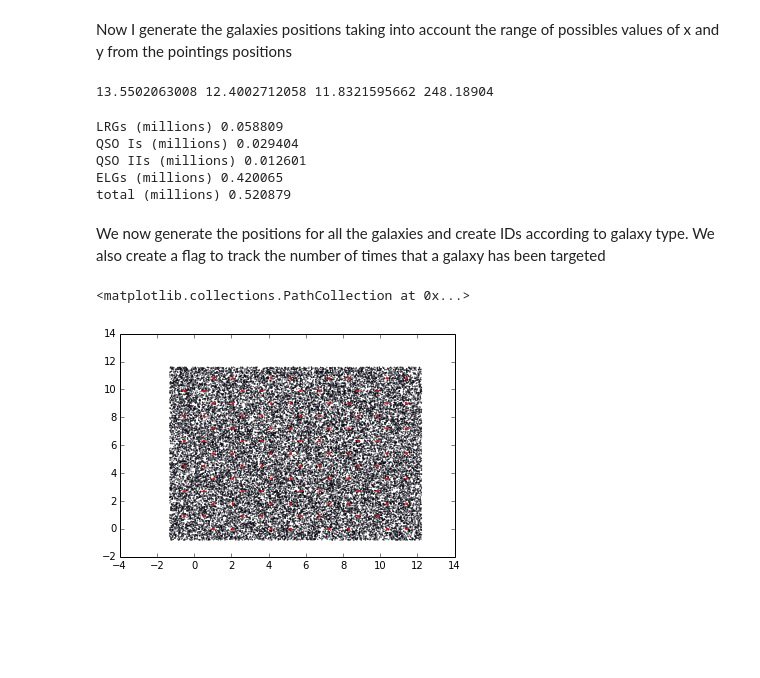
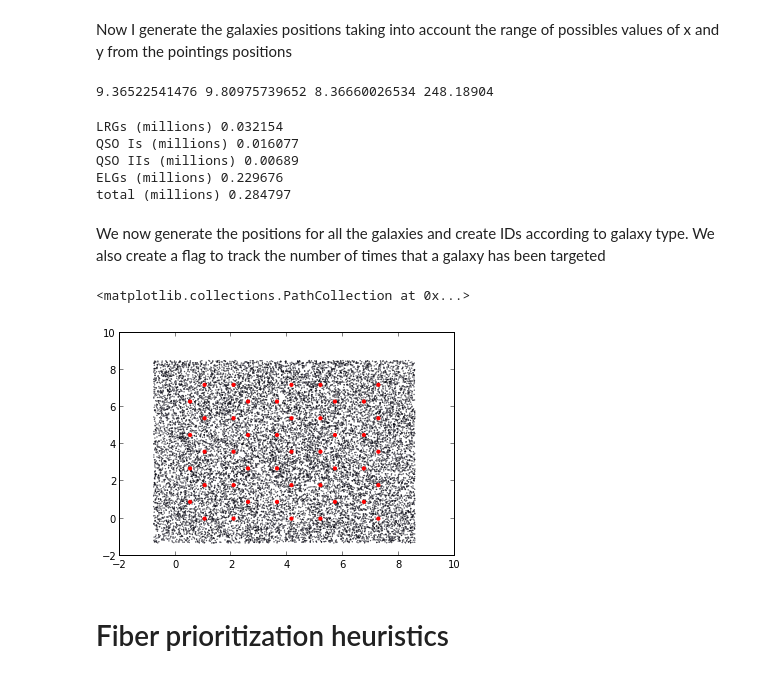
Before and after one commit to forero/FiberDESI, a Jupyter notebook: src/EffectCorrelationFunction.ipynb, the cells around one changed output. Cells and saved outputs as stored; diff of their text form; code cells hidden in the pictures; blank space fills up the shorter version.

```diff
--- a/src/EffectCorrelationFunction.ipynb
+++ b/src/EffectCorrelationFunction.ipynb
@@ -45,8 +46,8 @@ The tiling on the sky is done using a chicken wire pattern. To determine the spa
 #n_pointings = 10000
 #survey_area = 14000.0 #square degrees
 
-n_pointings  = 100
-survey_area = 140.0
+n_pointings  = 50.0
+survey_area = 70.0
 focal_plane_area = 8.0
 density_centers = n_pointings/survey_area
 tile_spacing  = sqrt((4.0/(3.0*sqrt(3.0))) * 1.0/density_centers)
@@ -116,11 +131,14 @@ positioner_y_deg  = positioner_y /plate_scale
 plate scale: 248.18904 mm/deg
 # %%
 
-plate_radius = 400.0/plate_scale
-patrol_radius = 6.0/plate_scale
+plate_radius = 406.0/plate_scale
+patrol_radius = 5.2/plate_scale # this number is required in order not to have positioners overlap (in flat sky)
 print "The rough footprint of the plate is"
 print pi*(plate_radius)**2, "degrees"
 print "The patrol radius is"
 print patrol_radius, "degrees"
+print "The plate radius is "
+print plate_radius, "degres"
+print size(positioner_x_deg) * pi * (patrol_radius)**2
 # %% [output]
 The rough footprint of the plate is
@@ -147,10 +168,10 @@ sky lenght size 11.8321595662
 # %% [markdown]
 Now I generate the galaxies positions taking into account the range of possibles values of x and y from the pointings positions
 # %%
-min_x_gals = min(x_pointing) - 0.5*plate_radius
-max_x_gals = max(x_pointing) + 0.5*plate_radius
-min_y_gals = min(y_pointing) - 0.5*plate_radius
-max_y_gals = max(y_pointing) + 0.5*plate_radius
+min_x_gals = min(x_pointing) - 0.8*plate_radius
+max_x_gals = max(x_pointing) + 0.8*plate_radius
+min_y_gals = min(y_pointing) - 0.8*plate_radius
+max_y_gals = max(y_pointing) + 0.8*plate_radius
 delta_x_gals = max_x_gals - min_x_gals
 delta_y_gals = max_y_gals - min_y_gals
 
@@ -158,14 +179,15 @@ galaxy_area = delta_x_gals * delta_y_gals
 
 print delta_x_gals , delta_y_gals, sky_size_x, plate_scale
 # %% [output]
-13.5502063008 12.4002712058 11.8321595662 248.18904
+9.36522541476 9.80975739652 8.36660026534 248.18904
 # %%
 n_total_LRG = int(n_LRG * galaxy_area)
 n_total_QSO_I = int(n_QSO_I * galaxy_area)
 n_total_QSO_II = int(n_QSO_II * galaxy_area)
 n_total_ELG = int(n_ELG * galaxy_area)
+n_total_gals = n_total_LRG + n_total_QSO_I + n_total_QSO_II + n_total_ELG
+gal_ntimes_targeted = zeros(n_total_gals)
 
-n_total_gals = n_total_LRG + n_total_QSO_I + n_total_QSO_II + n_total_ELG
 print "LRGs (millions)", n_total_LRG/1E6
 print "QSO Is (millions)", n_total_QSO_I/1E6
 print "QSO IIs (millions)", n_total_QSO_II/1E6
@@ -176,30 +198,32 @@ QSO_I = 1
 QSO_II = 2
 ELG = 3
 # %% [output]
-LRGs (millions) 0.058809
-QSO Is (millions) 0.029404
-QSO IIs (millions) 0.012601
-ELGs (millions) 0.420065
-total (millions) 0.520879
+LRGs (millions) 0.032154
+QSO Is (millions) 0.016077
+QSO IIs (millions) 0.00689
+ELGs (millions) 0.229676
+total (millions) 0.284797
 # %% [markdown]
 We now generate the positions for all the galaxies and create IDs according to galaxy type.
 We also create a flag to track the number of times that a galaxy has been targeted
 # %%
 gal_pos_x = random.random(n_total_gals) * delta_x_gals  + min_x_gals
 gal_pos_y = random.random(n_total_gals) * delta_y_gals  + min_y_gals
-gal_ID = arange(n_total_gals)
-gal_ntimes_targeted = zeros(n_total_gals)
+gal_type = arange(n_total_gals)
+gal_ntimes_targeted = int_(zeros(n_total_gals))
 
-gal_ID[0:n_total_LRG] = LRG
+gal_type[0:n_total_LRG] = LRG
 now_ID = n_total_LRG
-gal_ID[now_ID:now_ID+n_total_QSO_I] = QSO_I
+gal_type[now_ID:now_ID+n_total_QSO_I] = QSO_I
 now_ID = now_ID+n_total_QSO_I
-gal_ID[now_ID:now_ID+n_total_QSO_II] = QSO_II
+gal_type[now_ID:now_ID+n_total_QSO_II] = QSO_II
 now_ID = now_ID+n_total_QSO_II
-gal_ID[now_ID:now_ID+n_total_ELG] = ELG
+gal_type[now_ID:now_ID+n_total_ELG] = ELG
 # %%
-scatter(gal_pos_x[where(gal_ID==QSO_I)], gal_pos_y[where(gal_ID==QSO_I)], s=0.1)
-scatter(x_pointing, y_pointing, s =2.0, color="red")
+scatter(gal_pos_x[where(gal_type==QSO_I)], gal_pos_y[where(gal_type==QSO_I)], s=0.1)
+scatter(x_pointing, y_pointing, s =10.0, color="red")
 # %% [output]
 <matplotlib.collections.PathCollection at 0x...>
-[figure, old version]
+[figure, new version]
+# %% [markdown]
+# Fiber prioritization heuristics
```
Also changed, not shown: parts of 15 cells of this notebook.
